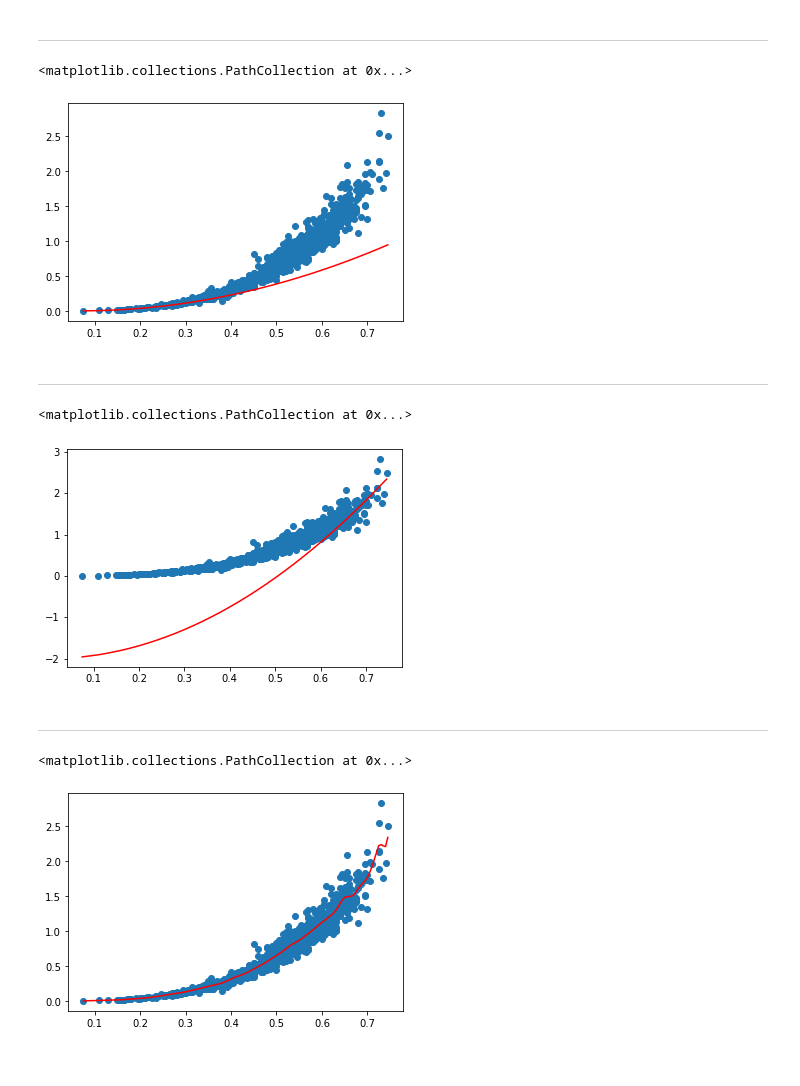
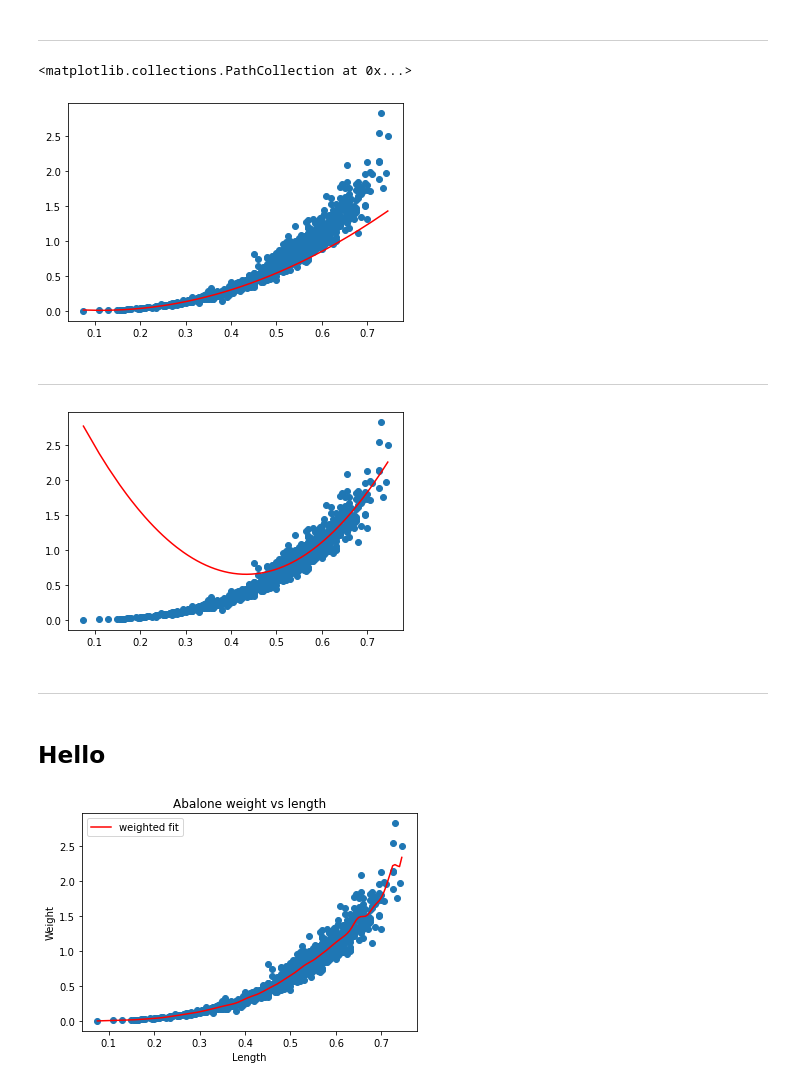
Before and after one commit to albertum1/local_regression, a Jupyter notebook: local.ipynb, the cells around one changed output. Cells and saved outputs as stored; diff of their text form; code cells hidden in the pictures.

```diff
--- a/local.ipynb
+++ b/local.ipynb
@@ -111,33 +120,34 @@ weights = np.mat(np.eye((len(_X_mat))))
 for j in range(1000):
     # calculate difference off first entry
     diff = _X_mat[0] - _X_mat[j]
-    weights[j, j] = np.exp(diff @ diff.T / (-2 * 0.05**2))
+    weights[j, j] = np.exp(np.power(diff @ diff.T,2) / (-2 * 0.05**2))
 
-W = np.linalg.pinv(_X_mat.T * (weights * _X_mat)) * (_X_mat.T * weights * _y_mat.T)
-y_hat = np.asarray(_X_mat * W).reshape(-1)
+W = np.linalg.pinv(_X_mat.T @ (weights @ _X_mat)) @ (_X_mat.T @ weights @ _y_mat.T)
+y_hat = np.asarray(_X_mat @ W).reshape(-1)
 # %%
 plt.plot(_X, y_hat, color = 'r')
 plt.scatter(_X, _y)
 # %% [output]
 <matplotlib.collections.PathCollection at 0x...>
-[figure, old version]
+[figure, new version]
 # %% [markdown]
 ---
 # %%
 for j in range(1000):
     # calculate difference off last entry
     diff = _X_mat[-1] - _X_mat[j]
-    weights[j, j] = np.exp(diff @ diff.T / (-2 * 0.05**2))
+    weights[j, j] = np.exp(np.power(diff @ diff.T,2) / (-2 * 0.05**2))
 
-W = np.linalg.pinv(_X_mat.T * (weights * _X_mat)) * (_X_mat.T * weights * _y_mat.T)
-y_hat = np.asarray(_X_mat * W).reshape(-1)
+W = np.linalg.pinv(_X_mat.T @ (weights @ _X_mat)) @ (_X_mat.T @ weights @ _y_mat.T)
+y_hat = np.asarray(_X_mat @ W).reshape(-1)
 plt.plot(_X, y_hat, color = 'r')
-plt.scatter(_X, _y)
+plt.scatter(_X, _y);
 # %% [output]
-<matplotlib.collections.PathCollection at 0x...>
-[figure, old version]
+[figure, new version]
 # %% [markdown]
 ---
+# %% [markdown]
+## Hello
 # %%
 def kernel(point, xmat, k):
     m, n = np.shape(xmat)
@@ -145,7 +155,7 @@ def kernel(point, xmat, k):
 
     for j in range(m):
         diff = point - _X_mat[j]
-        weights[j, j] = np.exp(diff * diff.T / (-2.0 * k**2))
+        weights[j, j] = np.exp(np.power(diff @ diff.T,1) / (-2.0 * k**2))
 
     return weights
 
@@ -153,7 +163,7 @@ def kernel(point, xmat, k):
 def localWeight(point, xmat, ymat, k):
     weight = kernel(point, xmat, k)
 
-    W = (_X_mat.T * (weight*_X_mat)).I * (_X_mat.T * weight * ymat.T)
+    W = np.linalg.inv(_X_mat.T @ (weight @ _X_mat)) @ (_X_mat.T @ weight @ ymat.T)
     return W
 
 
@@ -173,8 +183,11 @@ def localWeightRegression(xmat, ymat, k):
 
 y_hat = localWeightRegression(_X_mat, _y_mat, 0.02)
 # %%
-plt.plot(_X, y_hat, color = 'r')
+plt.plot(_X, y_hat, color = 'r', label = 'weighted fit')
 plt.scatter(_X, _y)
+plt.xlabel('Length')
+plt.ylabel('Weight')
+plt.title('Abalone weight vs length')
+plt.legend();
 # %% [output]
-<matplotlib.collections.PathCollection at 0x...>
-[figure, old version]
+[figure, new version]
```
Also changed, not shown: parts of 12 cells of this notebook.
